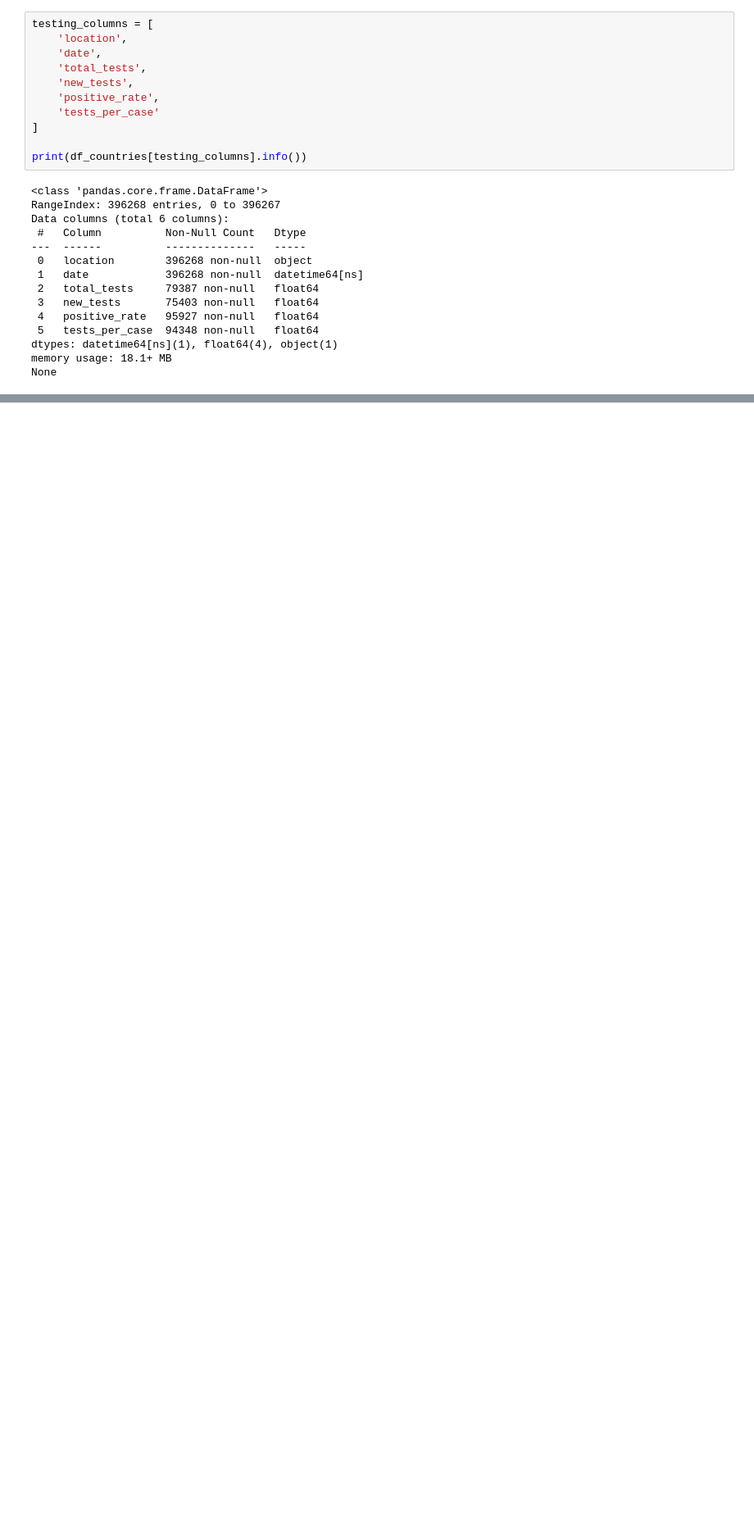
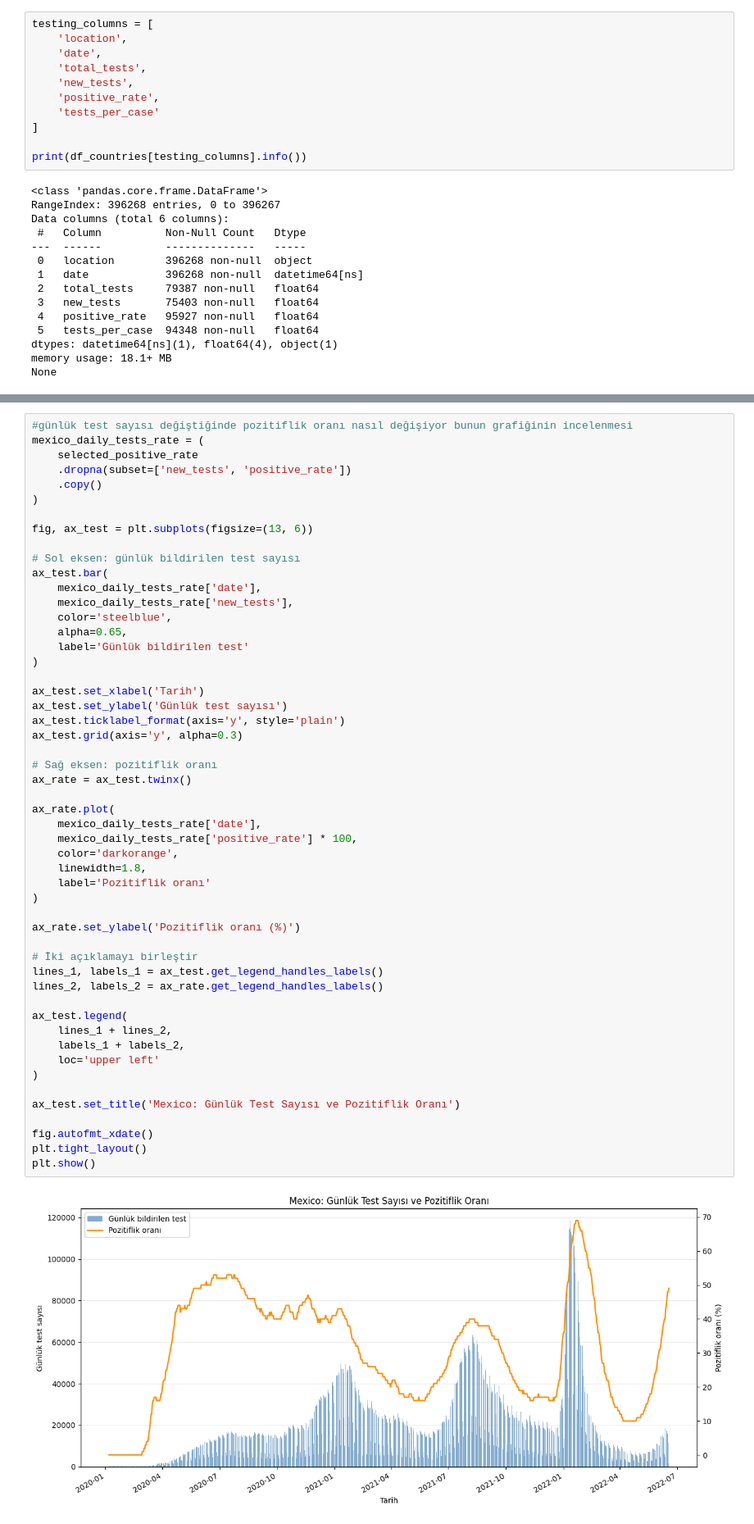
Before and after one commit to nazlican-engineer/CoronaVirusProject, a Jupyter notebook: covid_analysis.ipynb, the cells around one changed output, grey strips where cells are left out. Shown at 82% size. Saved outputs shown, nothing was run; the diff lists cells and outputs as text; blank space fills up the shorter version.

```diff
--- a/covid_analysis.ipynb
+++ b/covid_analysis.ipynb
@@ -3553,0 +3739,54 @@ print(
+# %%
+#günlük test sayısı değiştiğinde pozitiflik oranı nasıl değişiyor bunun grafiğinin incelenmesi
+mexico_daily_tests_rate = (
+    selected_positive_rate
+    .dropna(subset=['new_tests', 'positive_rate'])
+    .copy()
+)
+
+fig, ax_test = plt.subplots(figsize=(13, 6))
+
+# Sol eksen: günlük bildirilen test sayısı
+ax_test.bar(
+    mexico_daily_tests_rate['date'],
+    mexico_daily_tests_rate['new_tests'],
+    color='steelblue',
+    alpha=0.65,
+    label='Günlük bildirilen test'
+)
+
+ax_test.set_xlabel('Tarih')
+ax_test.set_ylabel('Günlük test sayısı')
+ax_test.ticklabel_format(axis='y', style='plain')
+ax_test.grid(axis='y', alpha=0.3)
+
+# Sağ eksen: pozitiflik oranı
+ax_rate = ax_test.twinx()
+
+ax_rate.plot(
+    mexico_daily_tests_rate['date'],
+    mexico_daily_tests_rate['positive_rate'] * 100,
+    color='darkorange',
+    linewidth=1.8,
+    label='Pozitiflik oranı'
+)
+
+ax_rate.set_ylabel('Pozitiflik oranı (%)')
+
+# İki açıklamayı birleştir
+lines_1, labels_1 = ax_test.get_legend_handles_labels()
+lines_2, labels_2 = ax_rate.get_legend_handles_labels()
+
+ax_test.legend(
+    lines_1 + lines_2,
+    labels_1 + labels_2,
+    loc='upper left'
+)
+
+ax_test.set_title('Mexico: Günlük Test Sayısı ve Pozitiflik Oranı')
+
+fig.autofmt_xdate()
+plt.tight_layout()
+plt.show()
+# %% [output]
+[figure, added]
```
Also changed, not shown: parts of 7 cells of this notebook.
